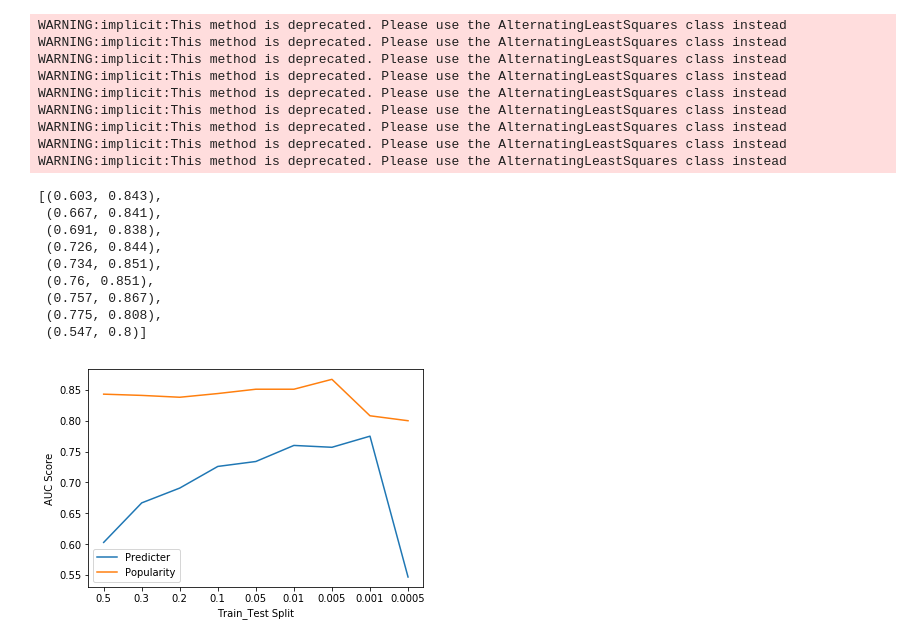
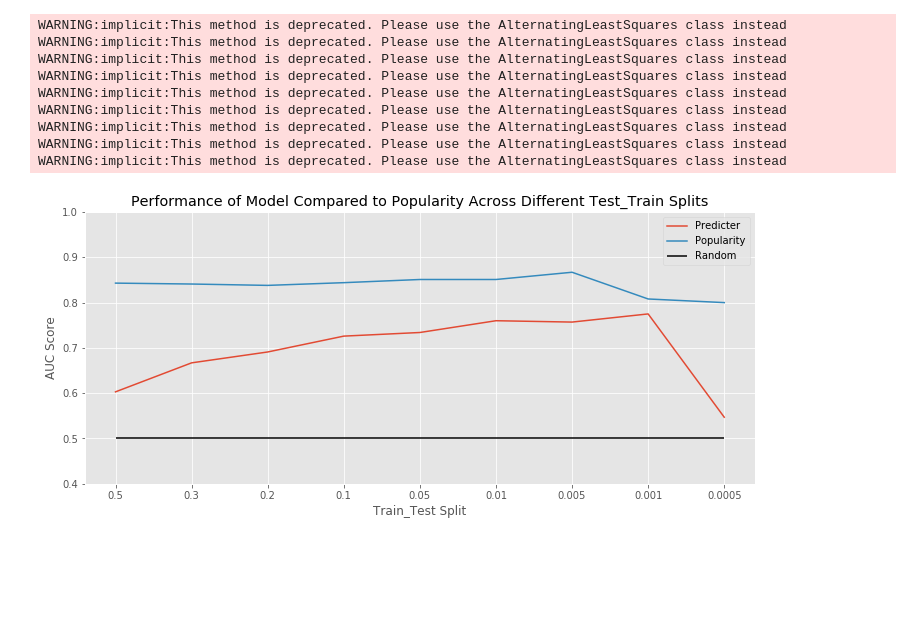
Before and after one commit to Jesse-Kerr/recordmender, a Jupyter notebook: mongo to sparse.ipynb, the cells around one changed output. Saved outputs shown, nothing was run; the diff lists cells and outputs as text; code cells hidden in the pictures; blank space fills up the shorter version.

```diff
--- a/mongo to sparse.ipynb
+++ b/mongo to sparse.ipynb
@@ -7,6 +7,8 @@ import pandas as pd
 import re
 import implicit
 import matplotlib.pyplot as plt
+plt.style.use('ggplot')
+
 import random
 import scipy.sparse as sparse
 
@@ -90,10 +97,11 @@ utility_to_artist.sum(axis = 1).sort_values(ascending =False)\
 # %%
 # How sparse is matrix?
-
-matrix_size = utility_to_artist.shape[0]*utility_to_artist.shape[1] # Number of possible interactions in the matrix
-nonzeros = sum(utility_to_artist.sum(axis=0))
-sparsity = 100*(1 - (nonzeros/matrix_size))
-print([nonzeros, matrix_size, sparsity])
+for ut_mat, label in zip([utility_to_artist, utility_to_song], ["Artist Matrix", "Song Matrix"]):
+    matrix_size = ut_mat.shape[0]*ut_mat.shape[1] # Number of possible interactions in the matrix
+    nonzeros = sum(ut_mat.sum(axis=0))
+    sparsity = 100*(1 - (nonzeros/matrix_size))
+    print("{} has {} interactions out of {} possible, resulting in a {} % sparse matrix"
+          .format(label, nonzeros, matrix_size, round(sparsity, 3)))
 
 #We have a matrix that is 99.8% sparse. Kind of a problem. According to https://jessesw.com/Rec-System/
 # maximum is 99.5%
@@ -195,28 +204,19 @@ WARNING:implicit:This method is deprecated. Please use the AlternatingLeastSquar
 WARNING:implicit:This method is deprecated. Please use the AlternatingLeastSquares class instead
 WARNING:implicit:This method is deprecated. Please use the AlternatingLeastSquares class instead
 WARNING:implicit:This method is deprecated. Please use the AlternatingLeastSquares class instead
-# %%
-scores
-# %% [output]
-[(0.603, 0.843),
- (0.667, 0.841),
- (0.691, 0.838),
- (0.726, 0.844),
- (0.734, 0.851),
- (0.76, 0.851),
- (0.757, 0.867),
- (0.775, 0.808),
- (0.547, 0.8)]
 # %%
-fig, ax = plt.subplots()
+fig, ax = plt.subplots(figsize = (12, 5))
 plt.xticks(np.arange(0, 9, 1), train_set)
 
 #Plot Predicter versus Popularity alone.
 
 for num, label in zip(range(2), ["Predicter", "Popularity"]):
     ax.plot([i[num] for i in scores], label = label)
-
-ax.set(xlabel = "Train_Test Split", ylabel = "AUC Score")
+ax.hlines(0.5, 0, 8, label = "Random")
+ax.set(xlabel = "Train_Test Split",
+       ylabel = "AUC Score",
+       title = "Performance of Model Compared to Popularity Across Different Test_Train Splits",
+      ylim = (0.4, 1))
 _ = ax.legend(loc = 'best')
 # %% [output]
-[figure, old version]
+[figure, new version]
```
Also changed, not shown: parts of 6 cells of this notebook, 4 other files.
